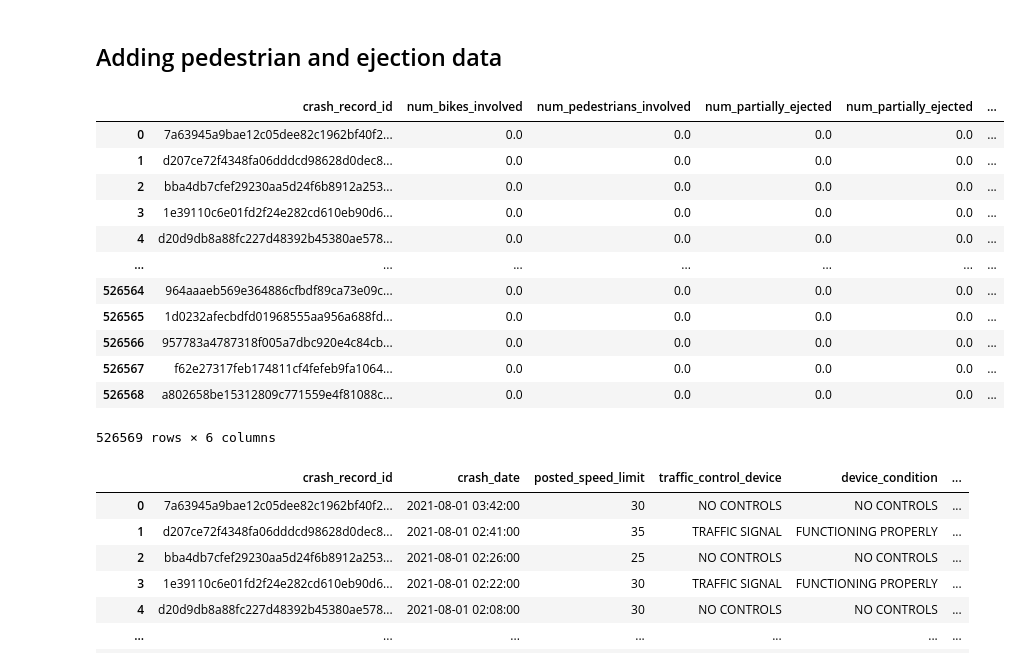
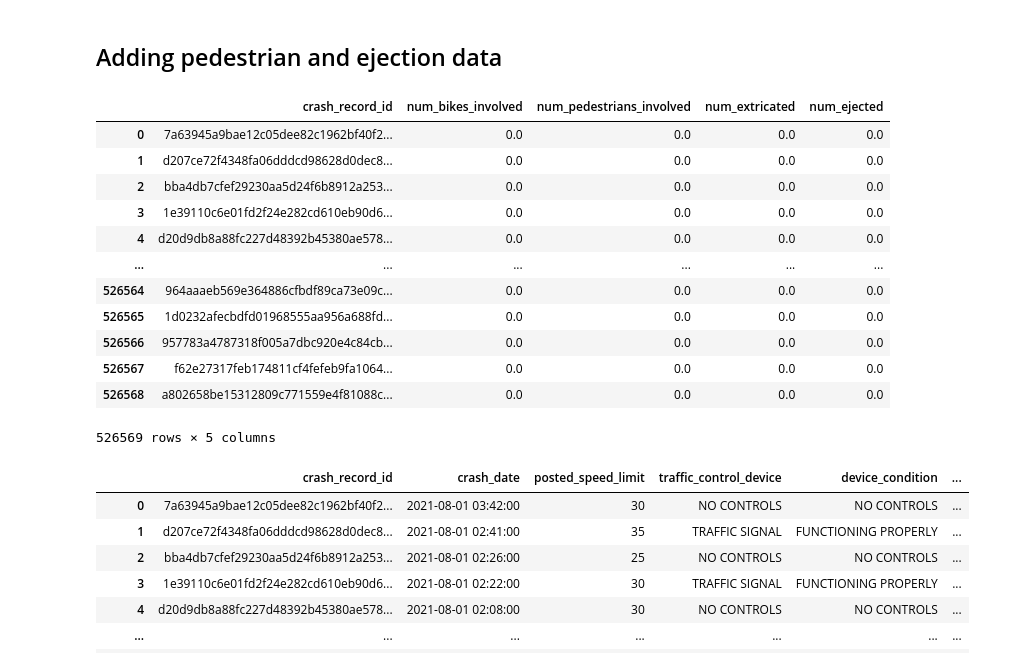
Before and after one commit to jkh-code/predicting-traffic-accident-injuries, a Jupyter notebook: notebooks/preliminary-modeling.ipynb, the cells around one changed output. Drawn from its saved outputs; the diff is of its cells as text; code cells hidden in the pictures.

```diff
--- a/notebooks/preliminary-modeling.ipynb
+++ b/notebooks/preliminary-modeling.ipynb
@@ -274,7 +274,7 @@ df_ej = subset_aggregate_people_df(
     df_people, agg_column="ejection", value_tuple=("PARTIALLY EJECTED", "TOTALLY EJECTED", "TRAPPED/EXTRICATED"),
     rename_dict={
         "PARTIALLY EJECTED": "num_partially_ejected",
-        "TOTALLY EJECTED": "num_partially_ejected",
+        "TOTALLY EJECTED": "num_totally_ejected",
         "TRAPPED/EXTRICATED": "num_extricated"})
 # %%
 temp = (
@@ -284,21 +284,23 @@ temp = (
 # %%
 temp = temp.drop(columns=["posted_speed_limit"])
 temp = temp.fillna(0)
+temp["num_ejected"] = temp["num_partially_ejected"] + temp["num_totally_ejected"]
+temp = temp.drop(columns=["num_partially_ejected", "num_totally_ejected"])
 temp
 # %% [output]
-|  | crash_record_id | num_bikes_involved | num_pedestrians_involved | num_partially_ejected | num_partially_ejected | ... |
-| 0 | 7a63945a9bae12c05dee82c1962bf40f2... | 0.0 | 0.0 | 0.0 | 0.0 | ... |
-| 1 | d207ce72f4348fa06dddcd98628d0dec8... | 0.0 | 0.0 | 0.0 | 0.0 | ... |
-| 2 | bba4db7cfef29230aa5d24f6b8912a253... | 0.0 | 0.0 | 0.0 | 0.0 | ... |
-| 3 | 1e39110c6e01fd2f24e282cd610eb90d6... | 0.0 | 0.0 | 0.0 | 0.0 | ... |
-| 4 | d20d9db8a88fc227d48392b45380ae578... | 0.0 | 0.0 | 0.0 | 0.0 | ... |
-| ... | ... | ... | ... | ... | ... | ... |
-| 526564 | 964aaaeb569e364886cfbdf89ca73e09c... | 0.0 | 0.0 | 0.0 | 0.0 | ... |
-| 526565 | 1d0232afecbdfd01968555aa956a688fd... | 0.0 | 0.0 | 0.0 | 0.0 | ... |
-| 526566 | 957783a4787318f005a7dbc920e4c84cb... | 0.0 | 0.0 | 0.0 | 0.0 | ... |
-| 526567 | f62e27317feb174811cf4fefeb9fa1064... | 0.0 | 0.0 | 0.0 | 0.0 | ... |
-| 526568 | a802658be15312809c771559e4f81088c... | 0.0 | 0.0 | 0.0 | 0.0 | ... |
+|  | crash_record_id | num_bikes_involved | num_pedestrians_involved | num_extricated | num_ejected |
+| 0 | 7a63945a9bae12c05dee82c1962bf40f2... | 0.0 | 0.0 | 0.0 | 0.0 |
+| 1 | d207ce72f4348fa06dddcd98628d0dec8... | 0.0 | 0.0 | 0.0 | 0.0 |
+| 2 | bba4db7cfef29230aa5d24f6b8912a253... | 0.0 | 0.0 | 0.0 | 0.0 |
+| 3 | 1e39110c6e01fd2f24e282cd610eb90d6... | 0.0 | 0.0 | 0.0 | 0.0 |
+| 4 | d20d9db8a88fc227d48392b45380ae578... | 0.0 | 0.0 | 0.0 | 0.0 |
+| ... | ... | ... | ... | ... | ... |
+| 526564 | 964aaaeb569e364886cfbdf89ca73e09c... | 0.0 | 0.0 | 0.0 | 0.0 |
+| 526565 | 1d0232afecbdfd01968555aa956a688fd... | 0.0 | 0.0 | 0.0 | 0.0 |
+| 526566 | 957783a4787318f005a7dbc920e4c84cb... | 0.0 | 0.0 | 0.0 | 0.0 |
+| 526567 | f62e27317feb174811cf4fefeb9fa1064... | 0.0 | 0.0 | 0.0 | 0.0 |
+| 526568 | a802658be15312809c771559e4f81088c... | 0.0 | 0.0 | 0.0 | 0.0 |
-526569 rows × 6 columns
+526569 rows × 5 columns
 # %%
 df_crashes
 # %% [output]
```
Also changed, not shown: parts of 2 cells of this notebook, 1 other file.
